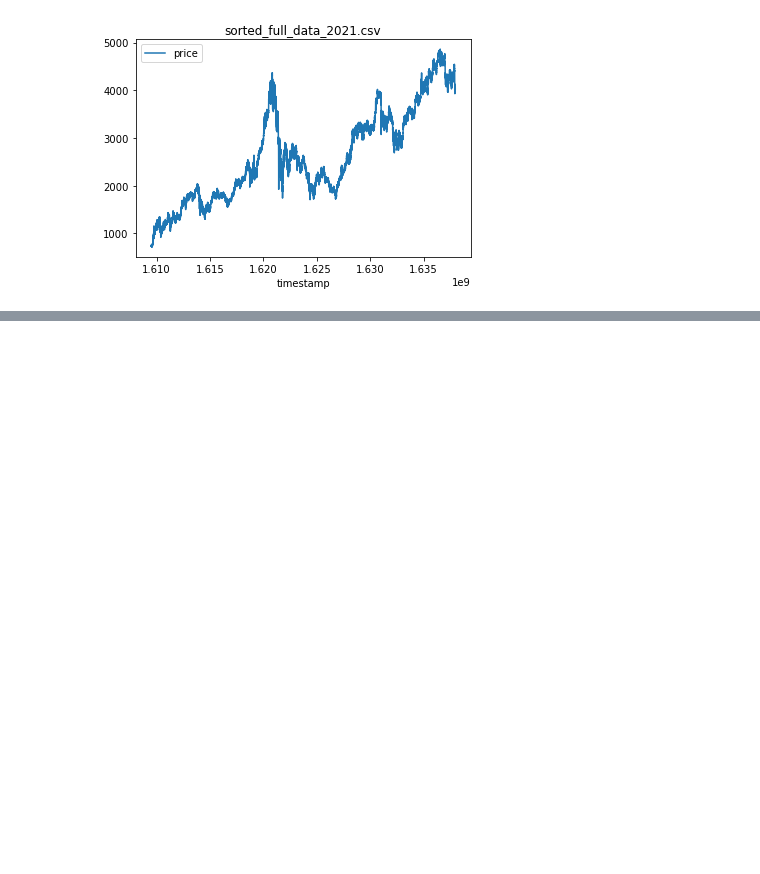
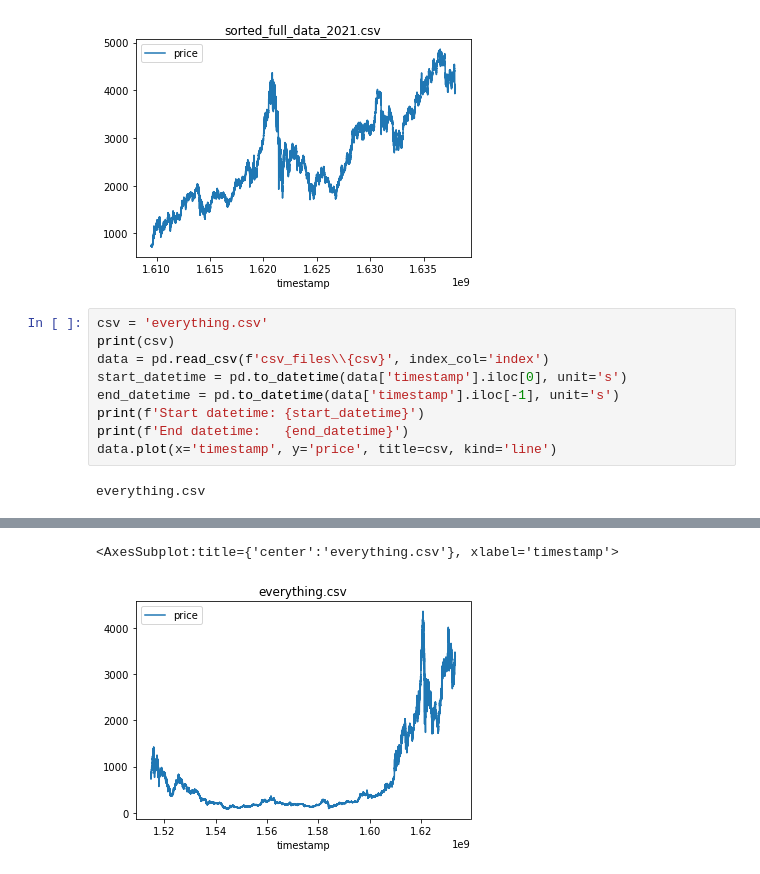
Before and after one commit to varriaza/Strategy-Performance, a Jupyter notebook: Plots.ipynb, the cells around one changed output, grey strips where cells are left out. Saved outputs shown, nothing was run; the diff lists cells and outputs as text; blank space fills up the shorter version.

Commit message:
add data to results WIP

```diff
--- a/Plots.ipynb
+++ b/Plots.ipynb
@@ -182,3 +187,14 @@ End datetime:   2021-11-26 23:43:00
 [figure]
 [figure]
 [figure]
+# %%
+csv = 'everything.csv'
+print(csv)
+data = pd.read_csv(f'csv_files\\{csv}', index_col='index')
+start_datetime = pd.to_datetime(data['timestamp'].iloc[0], unit='s')
+end_datetime = pd.to_datetime(data['timestamp'].iloc[-1], unit='s')
+print(f'Start datetime: {start_datetime}')
+print(f'End datetime:   {end_datetime}')
+data.plot(x='timestamp', y='price', title=csv, kind='line')
+# %% [output]
+everything.csv
@@ -184,0 +203,2 @@ End datetime:   2021-11-26 23:43:00
+<AxesSubplot:title={'center':'everything.csv'}, xlabel='timestamp'>
+[figure, added]
```
Also changed, not shown: parts of 4 cells of this notebook, 2 other files.
